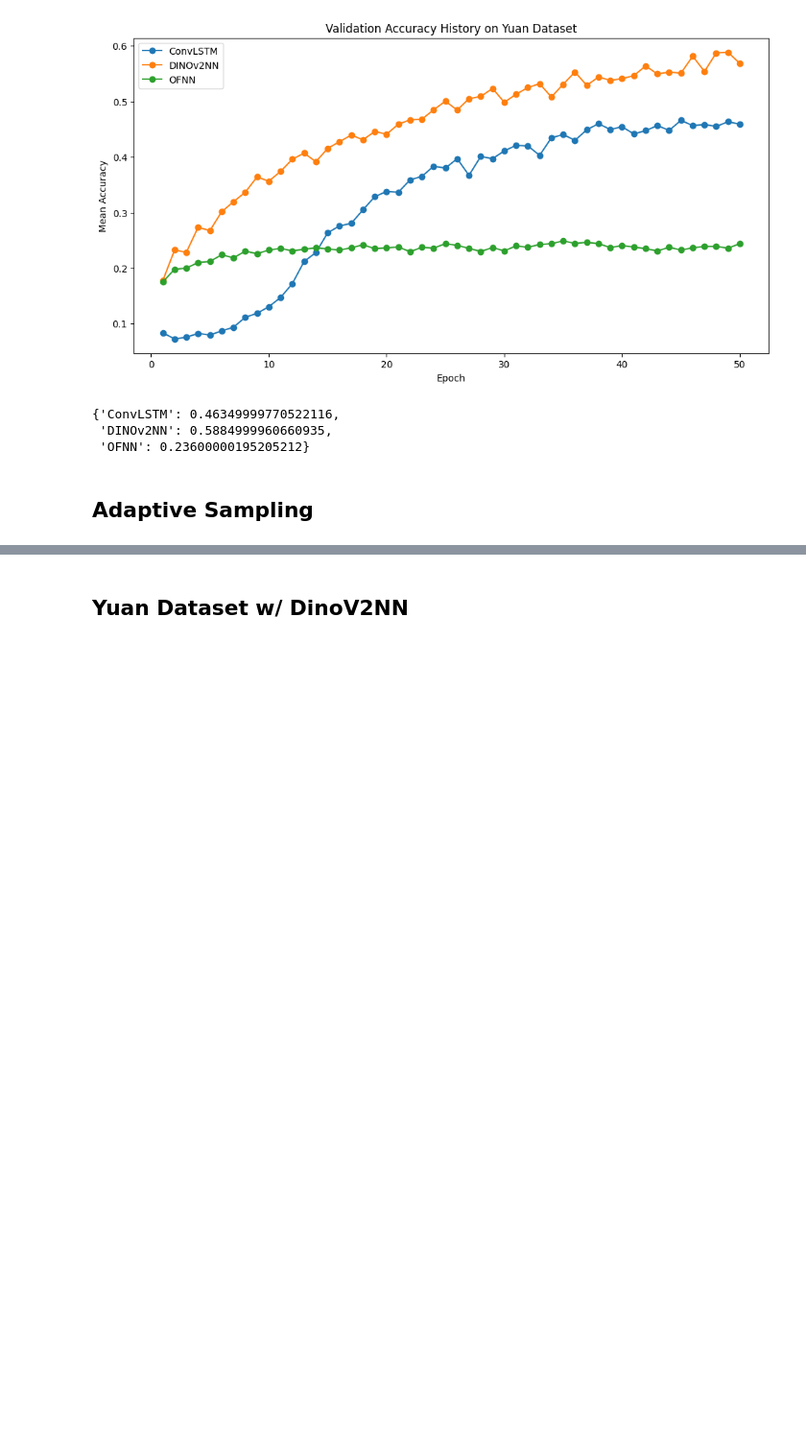
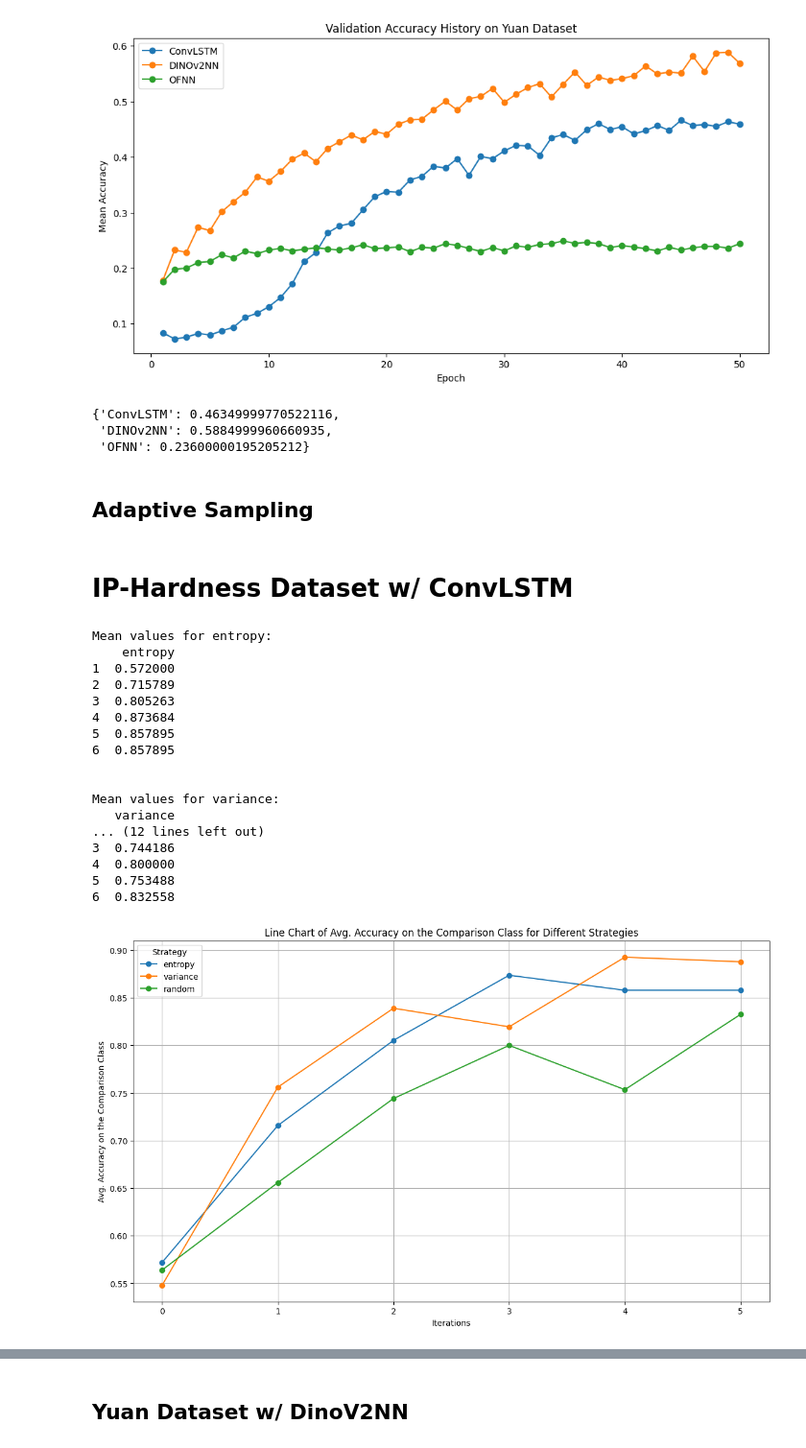
Before and after one commit to alapkshirsagar/active-tactile-hardness-classification, a Jupyter notebook: hardness_classification/visualize.ipynb, the cells around one changed output, grey strips where cells are left out. Shown at 96% size. Saved outputs shown, nothing was run; the diff lists cells and outputs as text; code cells hidden in the pictures; blank space fills up the shorter version.

```diff
--- a/hardness_classification/visualize.ipynb
+++ b/hardness_classification/visualize.ipynb
@@ -171,3 +164,27 @@ def plot_metrics_for_strats(filename, strats, metric):
 # Example usage:
 # strats = ['entropy_leave_[87]_out', 'another_strat']
 # plot_metrics_for_strats('data.csv', strats, 'Some Metric')
+# %% [markdown]
+# IP-Hardness Dataset w/ ConvLSTM
+# %%
+strats = ['entropy', 'variance', 'random']
+plot_metrics_for_strats('metrics\exp\Final_exp_hardness_ConvLSTM_acc_comp_history.csv', strats, 'Avg. Accuracy on the Comparison Class')
+# %% [output]
+Mean values for entropy:
+    entropy
+1  0.572000
+2  0.715789
+3  0.805263
+4  0.873684
+5  0.857895
+6  0.857895
+
+
+Mean values for variance:
+   variance
+... (12 lines left out)
+3  0.744186
+4  0.800000
+5  0.753488
+6  0.832558
+[figure, added]
```
Also changed, not shown: parts of 4 cells of this notebook, 14 other files.
